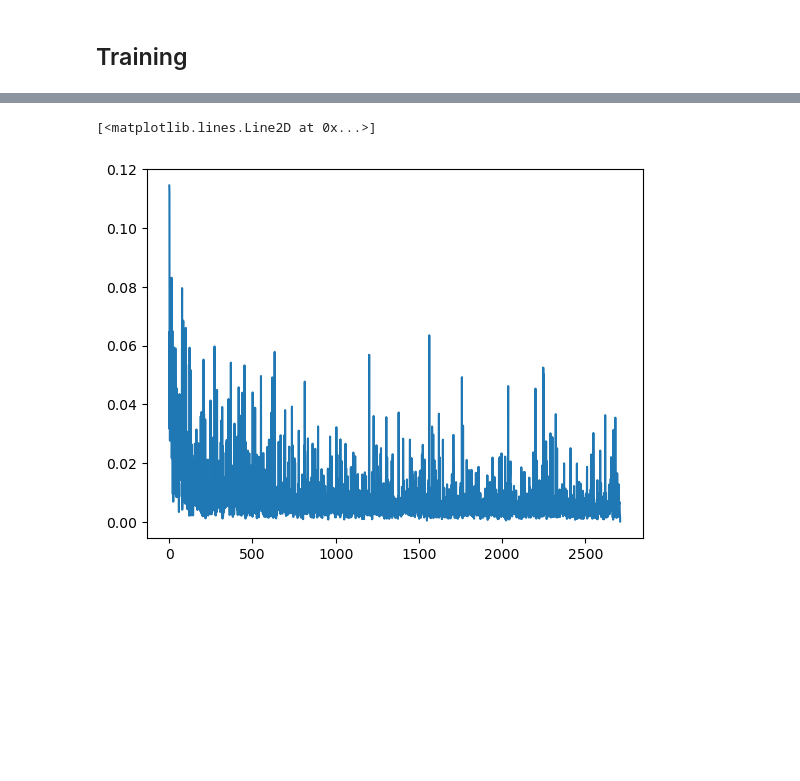
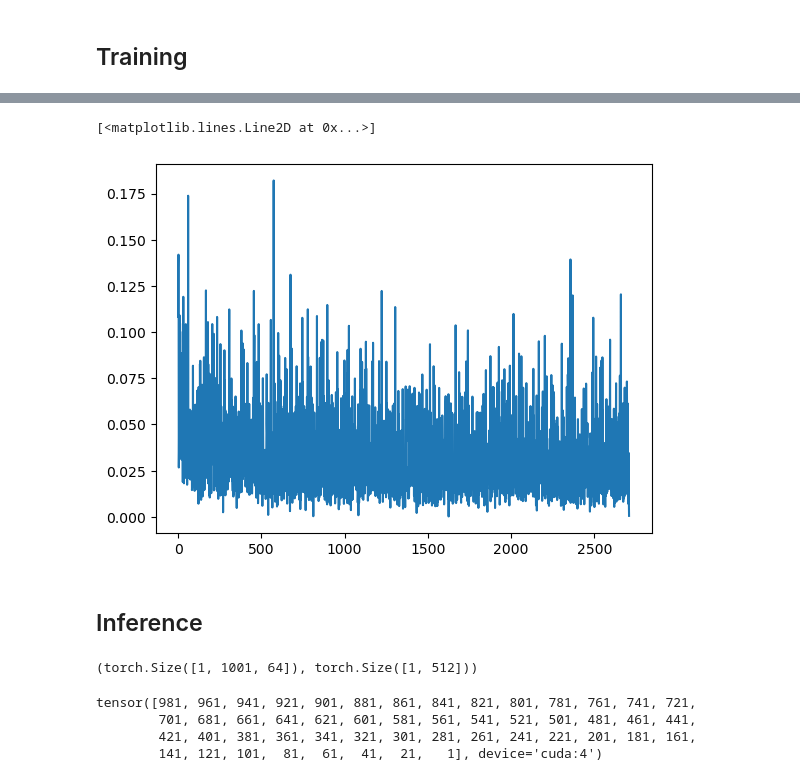
Before and after one commit to mattciff5/genre-to-fmri, a Jupyter notebook: audio_diffusion/finetune_musicLDM.ipynb, the cells around one changed output, grey strips where cells are left out. Saved outputs shown, nothing was run; the diff lists cells and outputs as text; code cells hidden in the pictures; blank space fills up the shorter version.

```diff
--- a/audio_diffusion/finetune_musicLDM.ipynb
+++ b/audio_diffusion/finetune_musicLDM.ipynb
@@ -230,7 +227,8 @@ for epoch in range(num_epochs):
 
         batch = batch.to(device)
         encoded = musicldm_pipe.vae.encode(batch)
-        latents_real = 0.18215 * encoded.latent_dist.mean
+        # latents_real = 0.18215 * encoded.latent_dist.mean
+        latents_real = 1 / musicldm_pipe.vae.config.scaling_factor * encoded.latent_dist.mean
         audio_features = clap_model.get_audio_features(batch)
         noise = torch.randn(latents_real.shape).to(latents_real.device)
         bs = batch.shape[0]
@@ -248,7 +246,6 @@ for epoch in range(num_epochs):
             noisy_latents,
             timesteps,
             encoder_hidden_states=None,
-            # class_labels=audio_outputs.audio_embeds,
             class_labels=audio_features,
             cross_attention_kwargs=None,
             return_dict=False,
@@ -288,2 +285,4 @@ Epoch 9 average loss: 0.005661630054248061
 [<matplotlib.lines.Line2D at 0x...>]
-[figure, old version]
+[figure, new version]
+# %% [markdown]
+## Inference
@@ -289,0 +295,13 @@ Epoch 9 average loss: 0.005661630054248061
+# %%
+real_audio_val.shape, audio_features_val.shape
+# %% [output]
+(torch.Size([1, 1001, 64]), torch.Size([1, 512]))
+# %%
+musicldm_pipe.scheduler.set_timesteps(num_inference_steps=50, device=device)
+timesteps = musicldm_pipe.scheduler.timesteps
+print(timesteps)
+# %% [output]
+tensor([981, 961, 941, 921, 901, 881, 861, 841, 821, 801, 781, 761, 741, 721,
+        701, 681, 661, 641, 621, 601, 581, 561, 541, 521, 501, 481, 461, 441,
+        421, 401, 381, 361, 341, 321, 301, 281, 261, 241, 221, 201, 181, 161,
+        141, 121, 101,  81,  61,  41,  21,   1], device='cuda:4')
```
Also changed, not shown: parts of 12 cells of this notebook, 3 other files.
